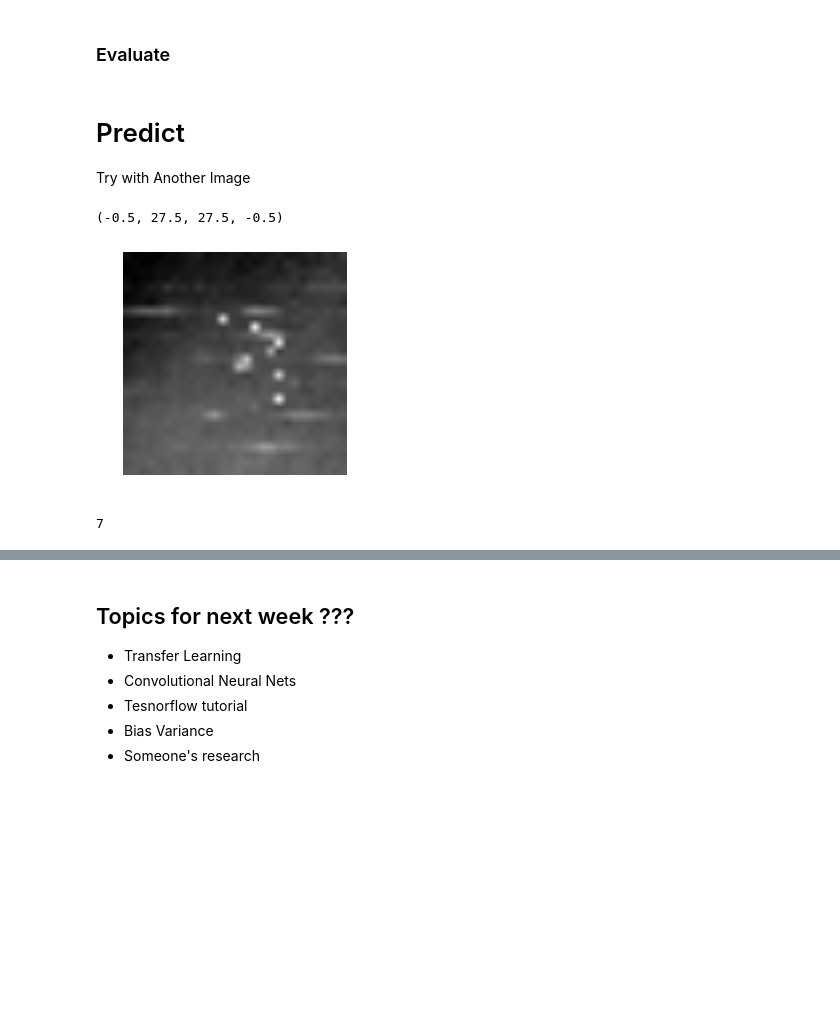
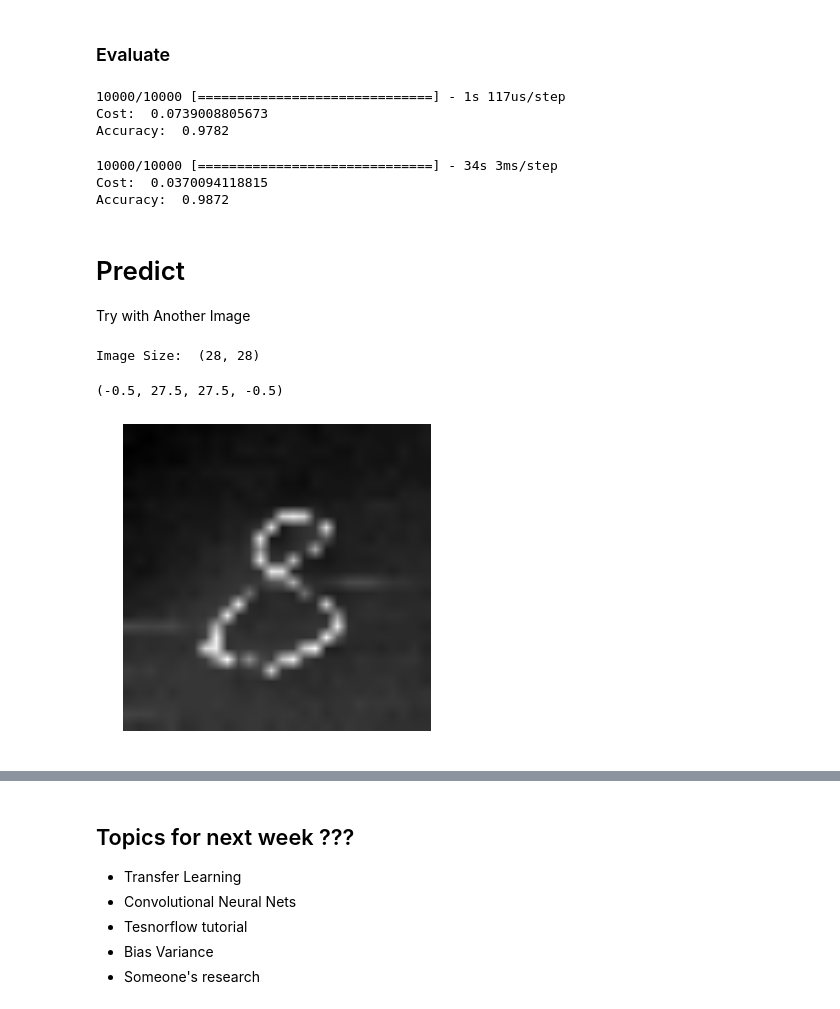
Before and after one commit to AdamRauff/Deep-Learning, a Jupyter notebook: Neural Networks.ipynb, the cells around one changed output, grey strips where cells are left out. Saved outputs shown, nothing was run; the diff lists cells and outputs as text; code cells hidden in the pictures; blank space fills up the shorter version.

Commit message:
updates to notebook and pictures

```diff
--- a/Neural Networks.ipynb
+++ b/Neural Networks.ipynb
@@ -231,0 +245,9 @@ print(history.history)
+# %%
+# visualize Cost vs. Iterations as I am training
+plt.style.use('seaborn-notebook')
+plt.plot(history.history['loss'])
+plt.plot(history.history['val_loss'])
+#plt.title('Cost vs Iterations', size=24)
+plt.ylabel('Cost', size=20)
+plt.xlabel('Iteration', size=20)
+plt.legend(['Train', 'Test'])
@@ -259,11 +300,23 @@ plt.legend(['Train', 'Test'], loc='lower right')
 # %% [markdown]
 ### Evaluate
 # %%
+# fully connected model
 Cost, Acc = model.evaluate(X_test_flat, Y_test)
-print(Cost)
-print(Acc)
-# print('Test score:', score[0])
-# print('Test accuracy:', score[1])
+print('Cost: ',Cost)
+print('Accuracy: ', Acc)
+# %% [output]
+10000/10000 [==============================] - 1s 117us/step
+Cost:  0.0739008805673
+Accuracy:  0.9782
+# %%
+# Convolutional model
+Cost, Acc = ConvModel.evaluate(X_test.reshape(10000,28,28,1), Y_test)
+print('Cost: ',Cost)
+print('Accuracy: ', Acc)
+# %% [output]
+10000/10000 [==============================] - 34s 3ms/step
+Cost:  0.0370094118815
+Accuracy:  0.9872
 # %% [markdown]
 # Predict
 
@@ -271,26 +324,23 @@ Try with Another Image
 # %%
 from keras.preprocessing import image
 import PIL.ImageOps
 
-img_path = 'Three.jpg'
+img_path = 'digitpictures/Eight.jpg'
 #Read image + resize
 img = image.load_img(img_path, target_size=(28, 28))
 
-# Convert to graysclae and take inverse. MNIST recognizes bright foreground with dark background
+# Convert to graysclae
 img = img.convert('L')
 
+# Take inverse. MNIST recognizes bright foreground with dark background
+inv_img = PIL.ImageOps.invert(img)
+
+print('Image Size: ', img.size)
 #Display image
-plt.imshow(img)
+plt.imshow(inv_img, 'gray')
 plt.grid('off')
 plt.axis('off')
 # %% [output]
-(-0.5, 27.5, 27.5, -0.5)
+Image Size:  (28, 28)
+(-0.5, 27.5, 27.5, -0.5)
-[figure, old version]
+[figure, new version]
-# %%
-from keras.applications.imagenet_utils import preprocess_input
-
-x = image.img_to_array(img).reshape(1,784)
-
-print(np.argmax(model.predict(x)))
-# %% [output]
-7
```
Also changed, not shown: parts of 18 cells of this notebook, 6 other files.
